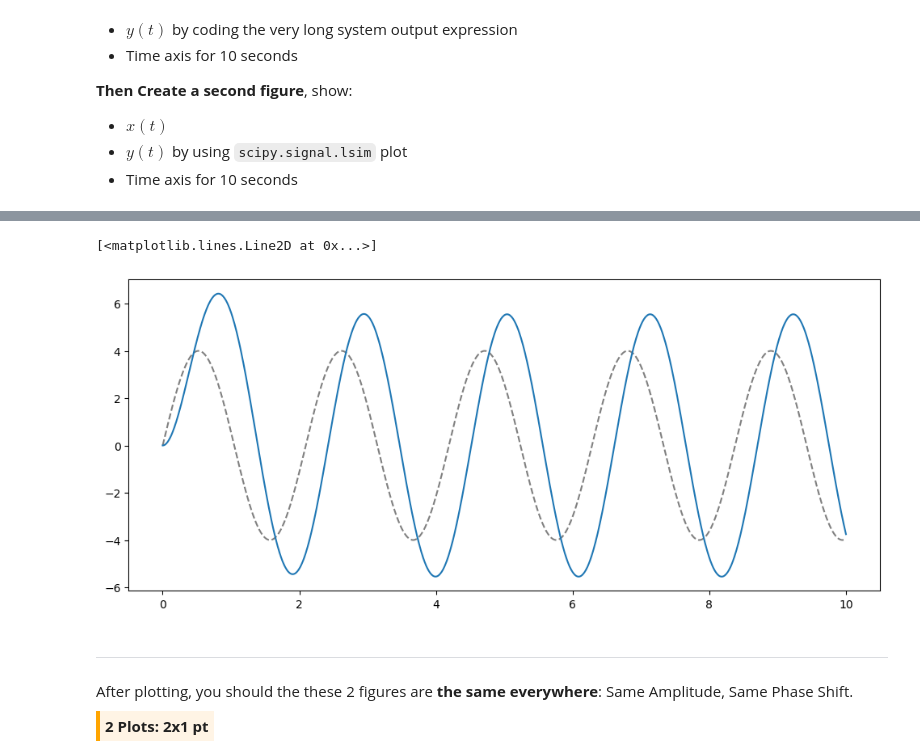
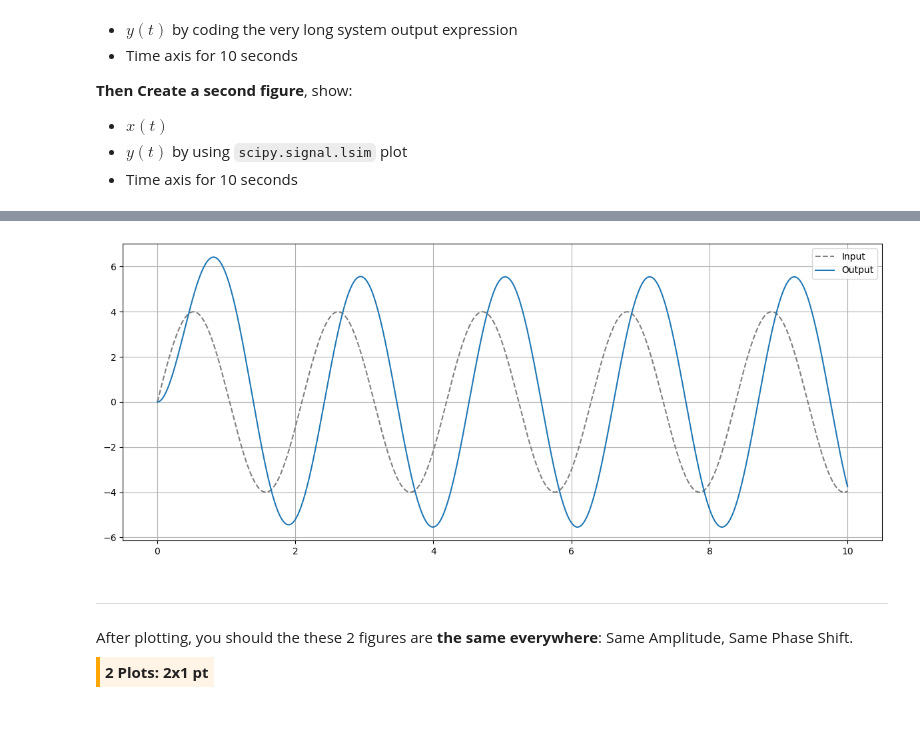
Before and after one commit to BotYue/ELE-251-25Sp-SU-Open, a Jupyter notebook: Section 2/Notebook 2_4 key.ipynb, the cells around one changed output, grey strips where cells are left out. Drawn from its saved outputs; the diff is of its cells as text; code cells hidden in the pictures; blank space fills up the shorter version.

```diff
--- a/Section 2/Notebook 2_4 key.ipynb
+++ b/Section 2/Notebook 2_4 key.ipynb
@@ -91,17 +93,19 @@ plt.plot(t, y_from_expression, label="Output", color="tab:blue")
 # %%
 ## My Second Figure
 num = [5]
 den = [1, 2]
 H_s = sig.lti(num, den)
 u = A*np.sin(w*t)
 _,y_from_transfer_func,_ = sig.lsim(H_s, U=u, T=t)
 
 plt.figure(figsize=(12, 5))
 plt.plot(t, x, label="Input", color="gray", linestyle="--")
 plt.plot(t, y_from_transfer_func, label="Output", color="tab:blue")
+plt.grid(True)
+plt.legend()
+plt.tight_layout()
 # %% [output]
-[<matplotlib.lines.Line2D at 0x...>]
-[figure, old version]
+[figure, new version]
 # %% [markdown]
 ----------
 
```
Also changed, not shown: parts of 3 cells of this notebook.
